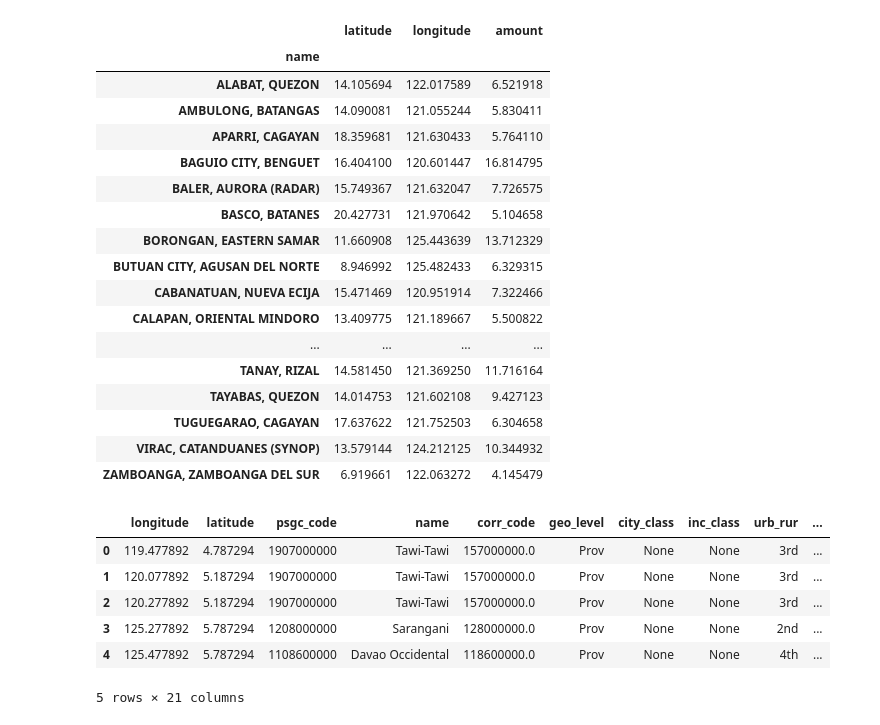
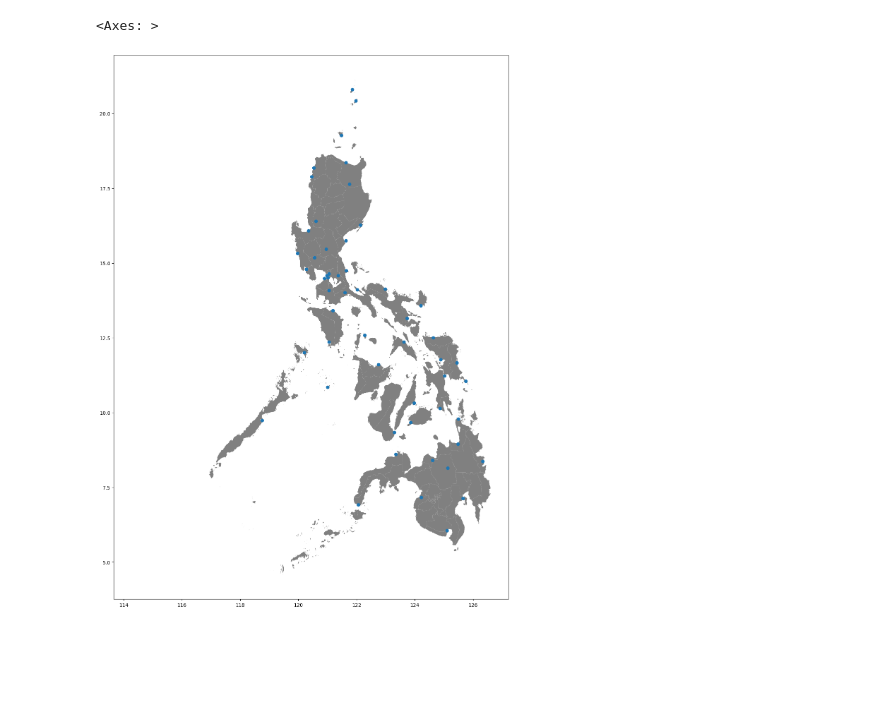
Before and after one commit to navs-svan/Philippines-Ten-Year-Rainfall, a Jupyter notebook: map.ipynb, the cells around one changed output. Drawn from its saved outputs; the diff is of its cells as text; code cells hidden in the pictures; blank space fills up the shorter version.

```diff
--- a/map.ipynb
+++ b/map.ipynb
@@ -63,26 +87,36 @@ ph_shp = geopandas.read_file(
-# %%
-grouped_df = df.groupby(by=["year", "month", "day", "name"]).mean()
-idx = pd.IndexSlice
-test_df = grouped_df.loc[idx["2009","1"],].groupby(by=["name"]).mean()
-test_df
-# %% [output]
-|  | latitude | longitude | amount |
-| name |  |  |  |
-| ALABAT, QUEZON | 14.105694 | 122.017589 | 6.521918 |
-| AMBULONG, BATANGAS | 14.090081 | 121.055244 | 5.830411 |
-| APARRI, CAGAYAN | 18.359681 | 121.630433 | 5.764110 |
-| BAGUIO CITY, BENGUET | 16.404100 | 120.601447 | 16.814795 |
-| BALER, AURORA (RADAR) | 15.749367 | 121.632047 | 7.726575 |
-| BASCO, BATANES | 20.427731 | 121.970642 | 5.104658 |
-| BORONGAN, EASTERN SAMAR | 11.660908 | 125.443639 | 13.712329 |
-| BUTUAN CITY, AGUSAN DEL NORTE | 8.946992 | 125.482433 | 6.329315 |
-| CABANATUAN, NUEVA ECIJA | 15.471469 | 120.951914 | 7.322466 |
-| CALAPAN, ORIENTAL MINDORO | 13.409775 | 121.189667 | 5.500822 |
-| ... | ... | ... | ... |
-| TANAY, RIZAL | 14.581450 | 121.369250 | 11.716164 |
-| TAYABAS, QUEZON | 14.014753 | 121.602108 | 9.427123 |
-| TUGUEGARAO, CAGAYAN | 17.637622 | 121.752503 | 6.304658 |
-| VIRAC, CATANDUANES (SYNOP) | 13.579144 | 124.212125 | 10.344932 |
-| ZAMBOANGA, ZAMBOANGA DEL SUR | 6.919661 | 122.063272 | 4.145479 |
+# %%
+import geopandas
+
+# ph_shp = geopandas.read_file(
+#     NOTEBOOK_PATH /
+#     "raw_files" /
+#     "Shapefile" /
+#     "PH_Adm0_Country.shp.zip",
+#     crs="EPSG:32651"
+# )
+
+ph_shp = geopandas.read_file(
+    NOTEBOOK_PATH /
+    "raw_files" /
+    "Shapefile" /
+    "PH_Adm2_ProvDists.shp.zip",
+    crs="EPSG:4326"
+)
+# %%
+ph_shp = ph_shp.to_crs("EPSG:4326")
+# %%
+
+geo_df = geopandas.GeoDataFrame(
+    test_df,
+    geometry=geopandas.points_from_xy(test_df.longitude, test_df.latitude),
+    crs="EPSG:4326"
+)
+
+
+ax = ph_shp.plot(figsize=(20,20), color="gray")
+geo_df.plot(ax=ax)
+# %% [output]
+<Axes: >
+[figure, added]
 # %%
 import numpy as np
@@ -113,15 +146,0 @@ geo_ph_grid = geopandas.GeoDataFrame(
-# %%
-
-intersection = geo_ph_grid.overlay(ph_shp, how="intersection")
-# ax = ph_shp.plot(figsize=(20,20), color="gray")
-# geo_ph_grid.plot(ax=ax)
-
-intersection.head()
-# %% [output]
-|  | longitude | latitude | psgc_code | name | corr_code | geo_level | city_class | inc_class | urb_rur | ... |
-| 0 | 119.477892 | 4.787294 | 1907000000 | Tawi-Tawi | 157000000.0 | Prov | None | None | 3rd | ... |
-| 1 | 120.077892 | 5.187294 | 1907000000 | Tawi-Tawi | 157000000.0 | Prov | None | None | 3rd | ... |
-| 2 | 120.277892 | 5.187294 | 1907000000 | Tawi-Tawi | 157000000.0 | Prov | None | None | 3rd | ... |
-| 3 | 125.277892 | 5.787294 | 1208000000 | Sarangani | 128000000.0 | Prov | None | None | 2nd | ... |
-| 4 | 125.477892 | 5.787294 | 1108600000 | Davao Occidental | 118600000.0 | Prov | None | None | 4th | ... |
-5 rows × 21 columns
```
Also changed, not shown: parts of 8 cells of this notebook.
